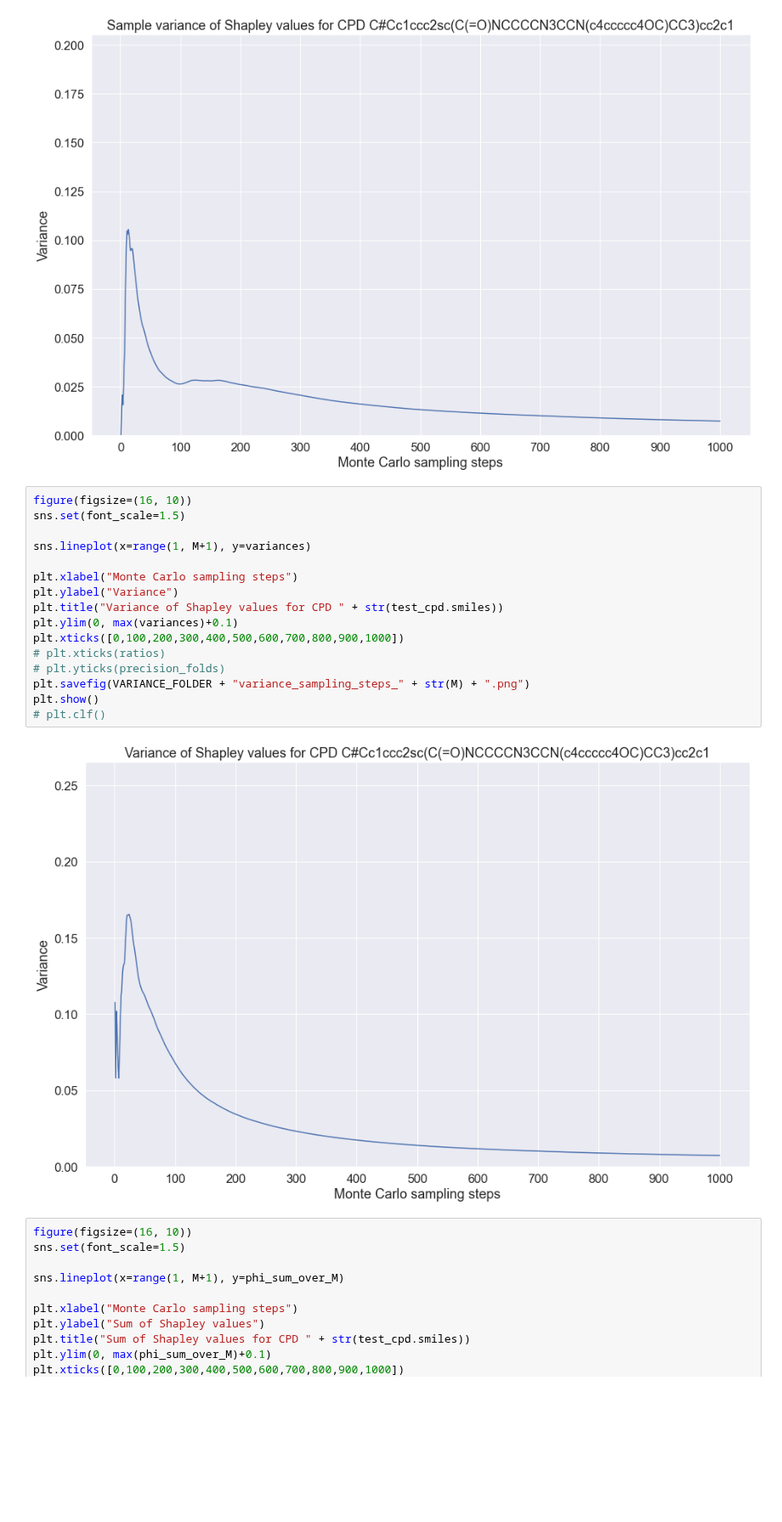
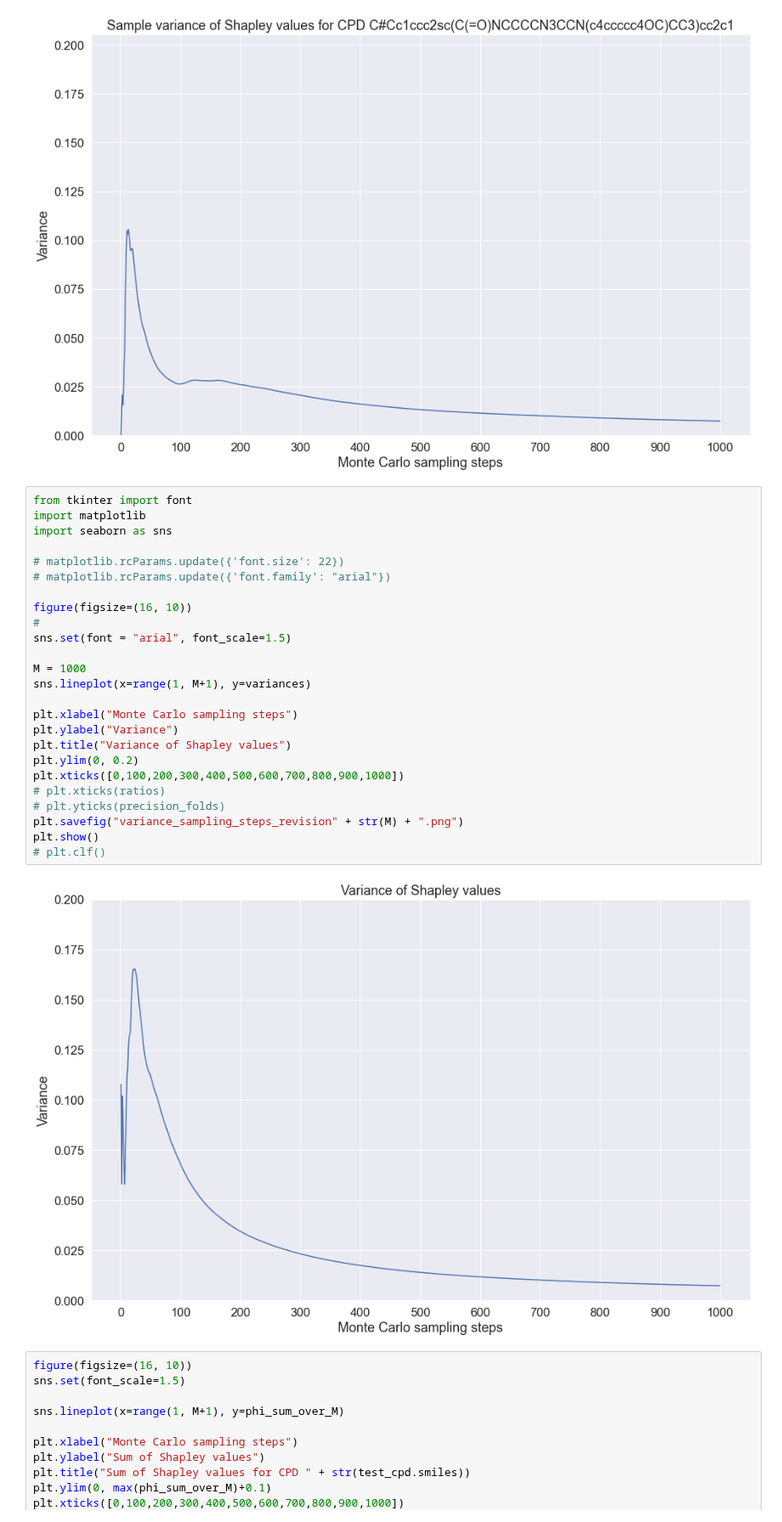
Before and after one commit to AndMastro/EdgeSHAPer, a Jupyter notebook: src/graphSHAper_convergence_variance.ipynb, the cells around one changed output. Shown at 85% size. Cells and saved outputs as stored; diff of their text form; blank space fills up the shorter version.

Commit message:
Revisions

```diff
--- a/src/graphSHAper_convergence_variance.ipynb
+++ b/src/graphSHAper_convergence_variance.ipynb
@@ -525,23 +527,32 @@ plt.show()
 # %% [output]
 [figure]
 # %%
+from tkinter import font
+import matplotlib
+import seaborn as sns
+
+# matplotlib.rcParams.update({'font.size': 22})
+# matplotlib.rcParams.update({'font.family': "arial"})
+
 figure(figsize=(16, 10))
-sns.set(font_scale=1.5)
+#
+sns.set(font = "arial", font_scale=1.5)
 
+M = 1000
 sns.lineplot(x=range(1, M+1), y=variances)
 
 plt.xlabel("Monte Carlo sampling steps")
 plt.ylabel("Variance")
-plt.title("Variance of Shapley values for CPD " + str(test_cpd.smiles))
-plt.ylim(0, max(variances)+0.1)
+plt.title("Variance of Shapley values")
+plt.ylim(0, 0.2)
 plt.xticks([0,100,200,300,400,500,600,700,800,900,1000])
 # plt.xticks(ratios)
 # plt.yticks(precision_folds)
-plt.savefig(VARIANCE_FOLDER + "variance_sampling_steps_" + str(M) + ".png")
+plt.savefig("variance_sampling_steps_revision" + str(M) + ".png")
 plt.show()
 # plt.clf()
 # %% [output]
-[figure, old version]
+[figure, new version]
 # %%
 figure(figsize=(16, 10))
 sns.set(font_scale=1.5)
```
Also changed, not shown: parts of 3 cells of this notebook, 3 other files.
